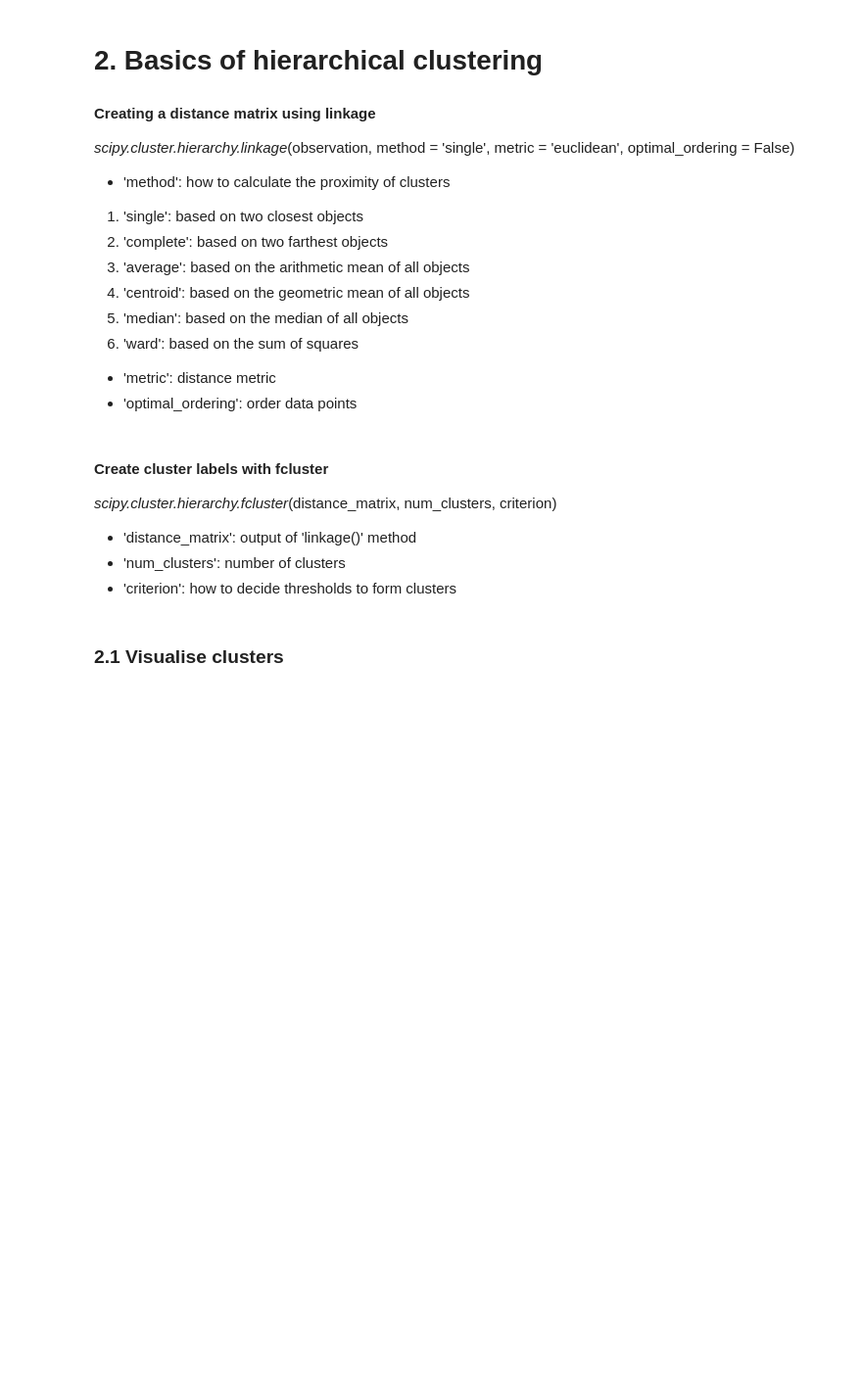
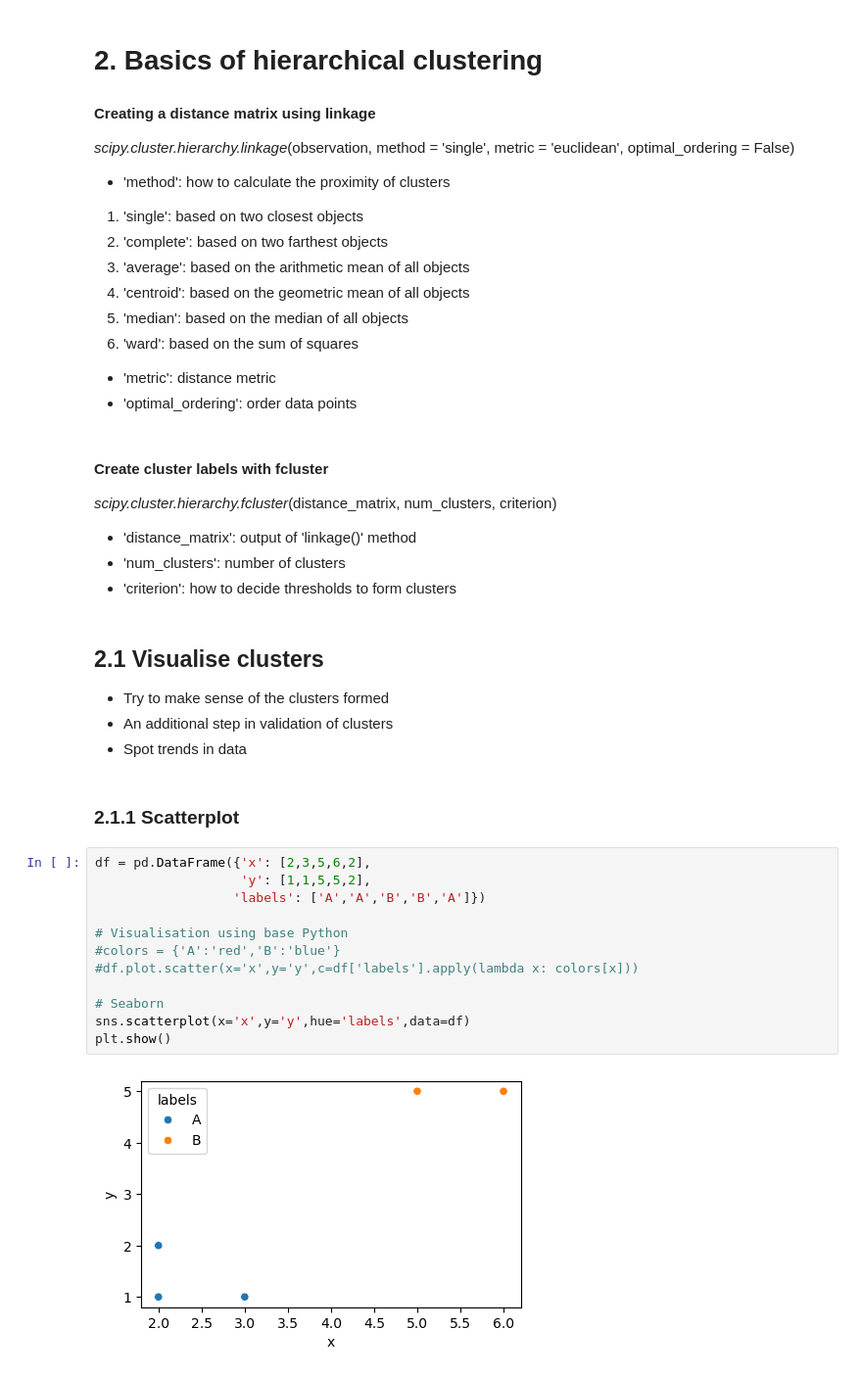
Before and after one commit to Timm26/Machine_Learning_Guide, a Jupyter notebook: Unsupervised/Cluster_Analysis.ipynb, the cells around one changed output. Shown at 98% size. Saved outputs shown, nothing was run; the diff lists cells and outputs as text; blank space fills up the shorter version.

```diff
--- a/Unsupervised/Cluster_Analysis.ipynb
+++ b/Unsupervised/Cluster_Analysis.ipynb
@@ -125,4 +125,23 @@ _scipy.cluster.hierarchy.fcluster_(distance_matrix, num_clusters, criterion)
 - 'num_clusters': number of clusters
 - 'criterion': how to decide thresholds to form clusters
 # %% [markdown]
-### 2.1 Visualise clusters
+## 2.1 Visualise clusters
+- Try to make sense of the clusters formed
+- An additional step in validation of clusters
+- Spot trends in data
+# %% [markdown]
+### 2.1.1 Scatterplot
+# %%
+df = pd.DataFrame({'x': [2,3,5,6,2],
+                   'y': [1,1,5,5,2],
+                  'labels': ['A','A','B','B','A']})
+
+# Visualisation using base Python
+#colors = {'A':'red','B':'blue'}
+#df.plot.scatter(x='x',y='y',c=df['labels'].apply(lambda x: colors[x]))
+
+# Seaborn
+sns.scatterplot(x='x',y='y',hue='labels',data=df)
+plt.show()
+# %% [output]
+[figure, added]
```
Also changed, not shown: parts of 19 cells of this notebook.
